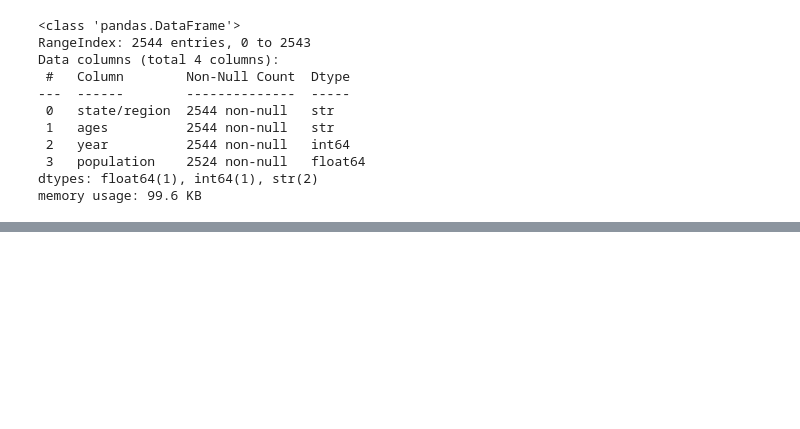
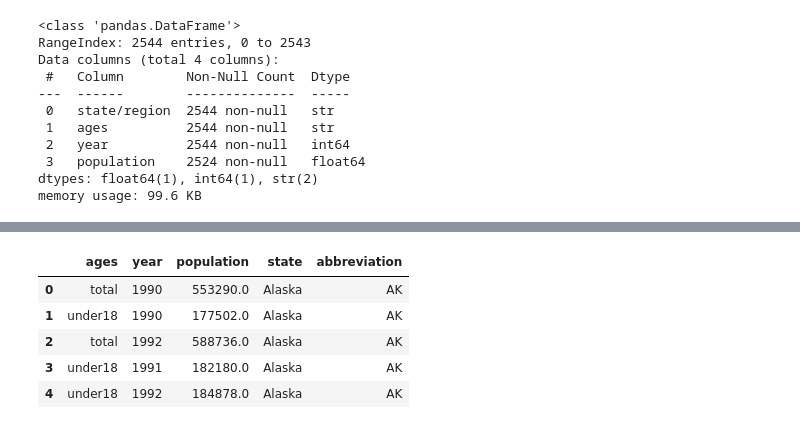
Before and after one commit to WillardDev/Python_Data_Analysis, a Jupyter notebook: Merge_and_Join.ipynb, the cells around one changed output, grey strips where cells are left out. Drawn from its saved outputs; the diff is of its cells as text; code cells hidden in the pictures; blank space fills up the shorter version.

```diff
--- a/Merge_and_Join.ipynb
+++ b/Merge_and_Join.ipynb
@@ -364,0 +396,9 @@ memory usage: 99.6 KB
+# %%
+merged.drop('state/region', axis=1).head()
+# %% [output]
+|  | ages | year | population | state | abbreviation |
+| 0 | total | 1990 | 553290.0 | Alaska | AK |
+| 1 | under18 | 1990 | 177502.0 | Alaska | AK |
+| 2 | total | 1992 | 588736.0 | Alaska | AK |
+| 3 | under18 | 1991 | 182180.0 | Alaska | AK |
+| 4 | under18 | 1992 | 184878.0 | Alaska | AK |
```
Also changed, not shown: parts of 2 cells of this notebook.
